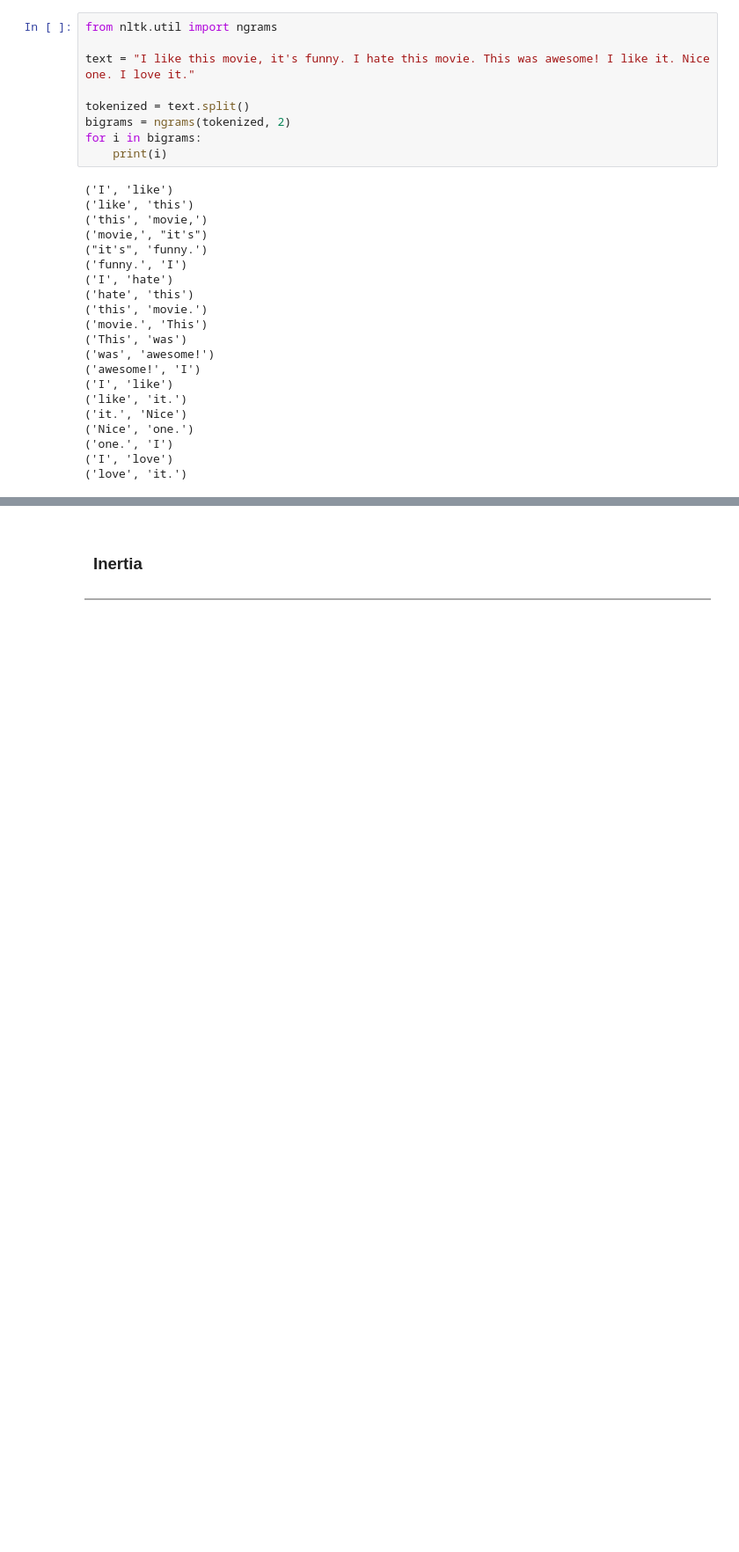
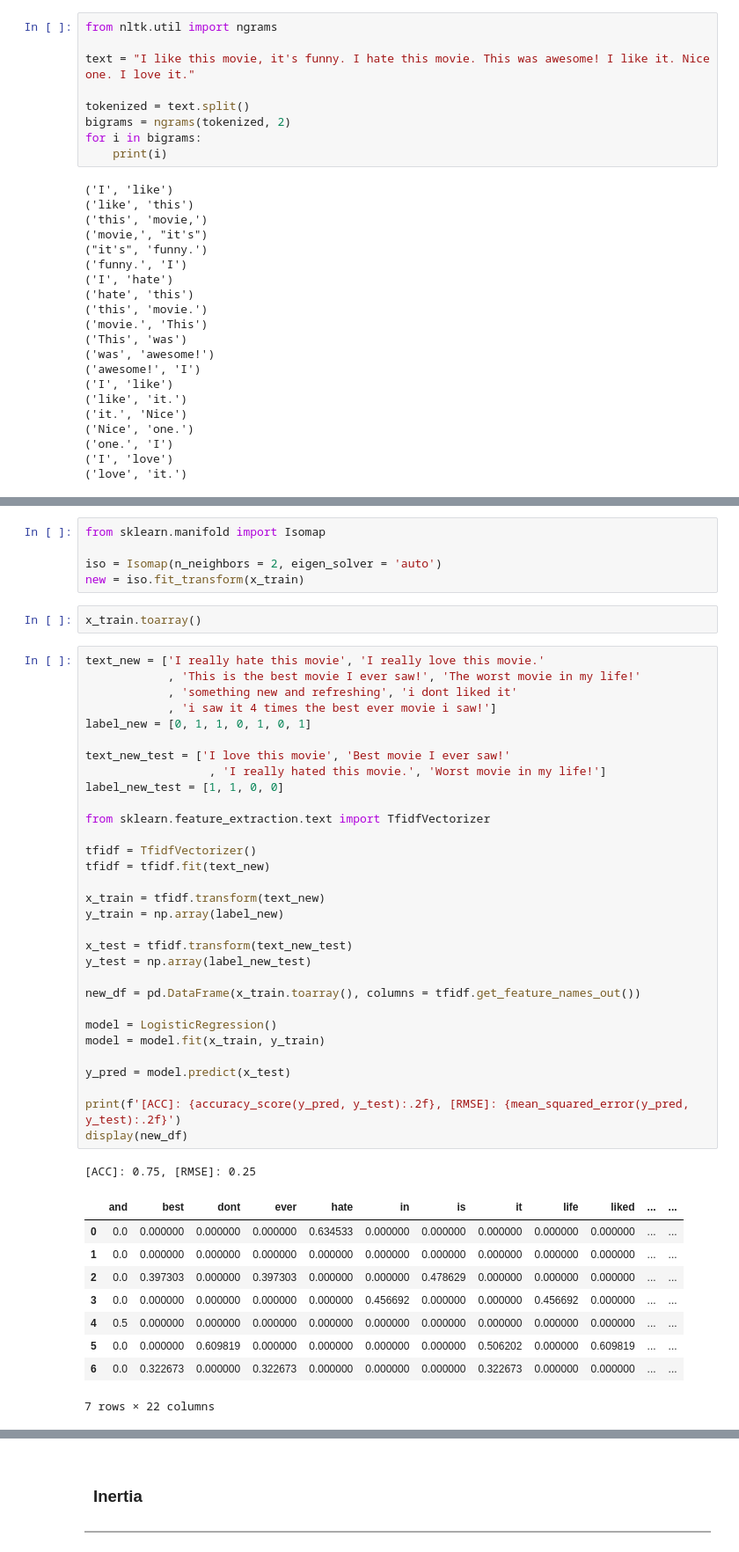
Before and after one commit to leopoldgerber/Machine-Learning, a Jupyter notebook: ML-14.Text.ipynb, the cells around one changed output, grey strips where cells are left out. Shown: that part at 88% size. Drawn from its saved outputs; the diff is of its cells as text; blank space fills up the shorter version.

```diff
--- a/ML-14.Text.ipynb
+++ b/ML-14.Text.ipynb
@@ -303,0 +384,49 @@ pd.DataFrame(values.toarray())
+# %%
+from sklearn.manifold import Isomap
+
+iso = Isomap(n_neighbors = 2, eigen_solver = 'auto')
+new = iso.fit_transform(x_train)
+# %%
+x_train.toarray()
+# %%
+text_new = ['I really hate this movie', 'I really love this movie.'
+            , 'This is the best movie I ever saw!', 'The worst movie in my life!'
+            , 'something new and refreshing', 'i dont liked it'
+            , 'i saw it 4 times the best ever movie i saw!']
+label_new = [0, 1, 1, 0, 1, 0, 1]
+
+text_new_test = ['I love this movie', 'Best movie I ever saw!'
+                  , 'I really hated this movie.', 'Worst movie in my life!']
+label_new_test = [1, 1, 0, 0]
+
+from sklearn.feature_extraction.text import TfidfVectorizer
+
+tfidf = TfidfVectorizer()
+tfidf = tfidf.fit(text_new)
+
+x_train = tfidf.transform(text_new)
+y_train = np.array(label_new)
+
+x_test = tfidf.transform(text_new_test)
+y_test = np.array(label_new_test)
+
+new_df = pd.DataFrame(x_train.toarray(), columns = tfidf.get_feature_names_out())
+
+model = LogisticRegression()
+model = model.fit(x_train, y_train)
+
+y_pred = model.predict(x_test)
+
+print(f'[ACC]: {accuracy_score(y_pred, y_test):.2f}, [RMSE]: {mean_squared_error(y_pred, y_test):.2f}')
+display(new_df)
+# %% [output]
+[ACC]: 0.75, [RMSE]: 0.25
+|  | and | best | dont | ever | hate | in | is | it | life | liked | ... | ... |
+| 0 | 0.0 | 0.000000 | 0.000000 | 0.000000 | 0.634533 | 0.000000 | 0.000000 | 0.000000 | 0.000000 | 0.000000 | ... | ... |
+| 1 | 0.0 | 0.000000 | 0.000000 | 0.000000 | 0.000000 | 0.000000 | 0.000000 | 0.000000 | 0.000000 | 0.000000 | ... | ... |
+| 2 | 0.0 | 0.397303 | 0.000000 | 0.397303 | 0.000000 | 0.000000 | 0.478629 | 0.000000 | 0.000000 | 0.000000 | ... | ... |
+| 3 | 0.0 | 0.000000 | 0.000000 | 0.000000 | 0.000000 | 0.456692 | 0.000000 | 0.000000 | 0.456692 | 0.000000 | ... | ... |
+| 4 | 0.5 | 0.000000 | 0.000000 | 0.000000 | 0.000000 | 0.000000 | 0.000000 | 0.000000 | 0.000000 | 0.000000 | ... | ... |
+| 5 | 0.0 | 0.000000 | 0.609819 | 0.000000 | 0.000000 | 0.000000 | 0.000000 | 0.506202 | 0.000000 | 0.609819 | ... | ... |
+| 6 | 0.0 | 0.322673 | 0.000000 | 0.322673 | 0.000000 | 0.000000 | 0.000000 | 0.322673 | 0.000000 | 0.000000 | ... | ... |
+7 rows × 22 columns
```
Also changed, not shown: parts of 33 cells of this notebook.
